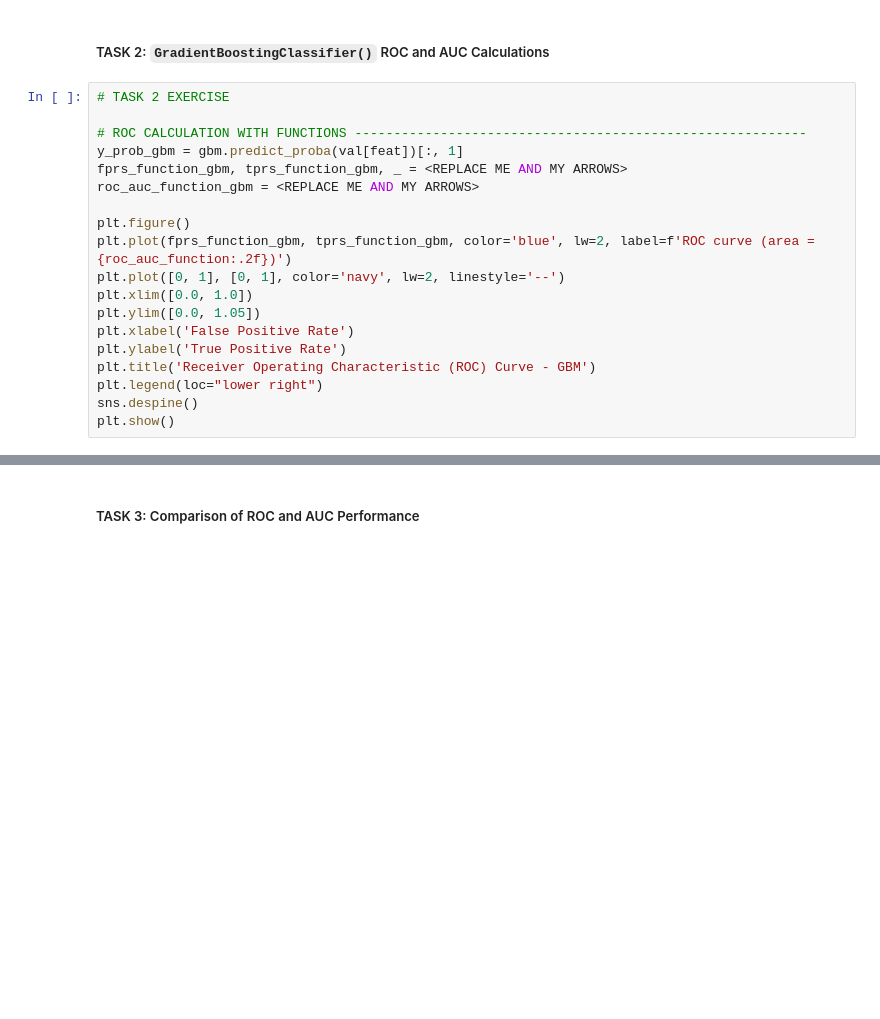
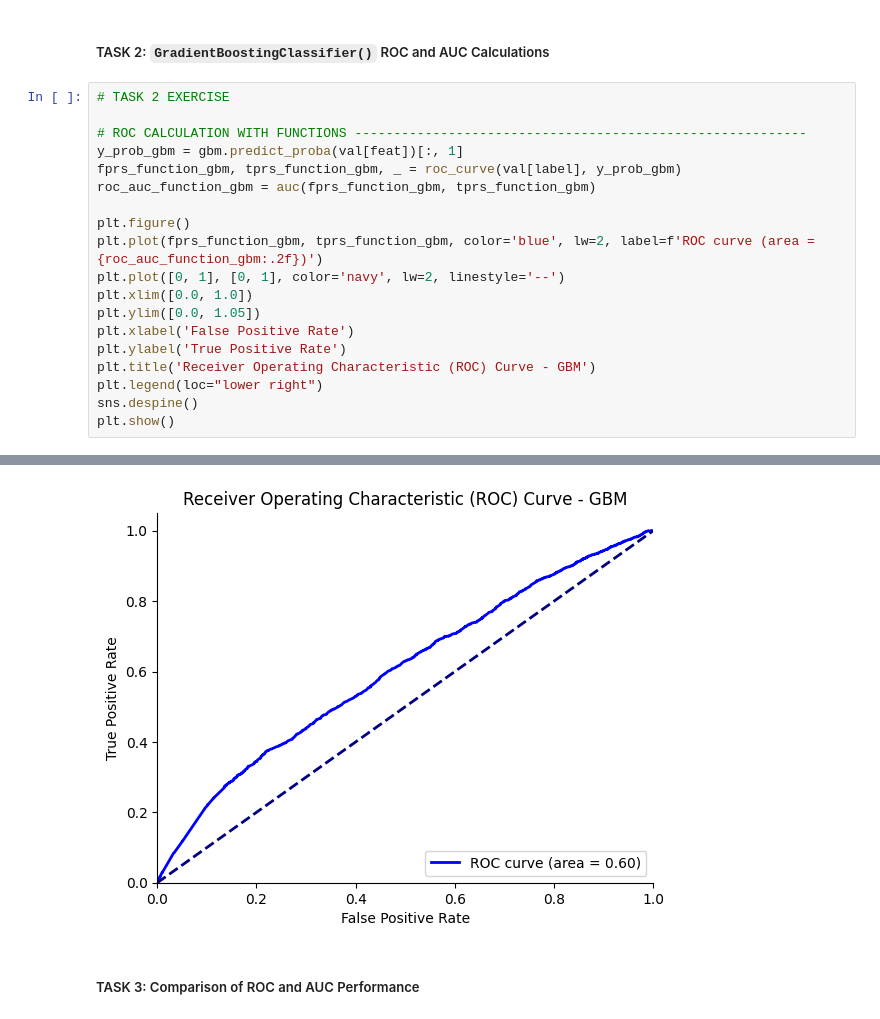
Before and after one commit to bmontoyag/UTEC_MISTI_2026, a Jupyter notebook: kobe_modelvalidation_exercises.ipynb, the cells around one changed output, grey strips where cells are left out. Cells and saved outputs as stored; diff of their text form; blank space fills up the shorter version.

```diff
--- a/kobe_modelvalidation_exercises.ipynb
+++ b/kobe_modelvalidation_exercises.ipynb
@@ -465,11 +484,11 @@ SyntaxError: invalid syntax (<ipython-input-134-740bb6665c9f>, line 8)
 
 # ROC CALCULATION WITH FUNCTIONS ----------------------------------------------------------
 y_prob_gbm = gbm.predict_proba(val[feat])[:, 1]
-fprs_function_gbm, tprs_function_gbm, _ = <REPLACE ME AND MY ARROWS>
-roc_auc_function_gbm = <REPLACE ME AND MY ARROWS>
+fprs_function_gbm, tprs_function_gbm, _ = roc_curve(val[label], y_prob_gbm)
+roc_auc_function_gbm = auc(fprs_function_gbm, tprs_function_gbm)
 
 plt.figure()
-plt.plot(fprs_function_gbm, tprs_function_gbm, color='blue', lw=2, label=f'ROC curve (area = {roc_auc_function:.2f})')
+plt.plot(fprs_function_gbm, tprs_function_gbm, color='blue', lw=2, label=f'ROC curve (area = {roc_auc_function_gbm:.2f})')
 plt.plot([0, 1], [0, 1], color='navy', lw=2, linestyle='--')
 plt.xlim([0.0, 1.0])
 plt.ylim([0.0, 1.05])
@@ -484,3 +502,4 @@ SyntaxError: invalid syntax (<ipython-input-118-b237f8a2ad0a>, line 5)
+[figure, added]
 # %% [markdown]
 ##### TASK 3: Comparison of ROC and AUC Performance
 # %%
```
Also changed, not shown: parts of 7 cells of this notebook.
